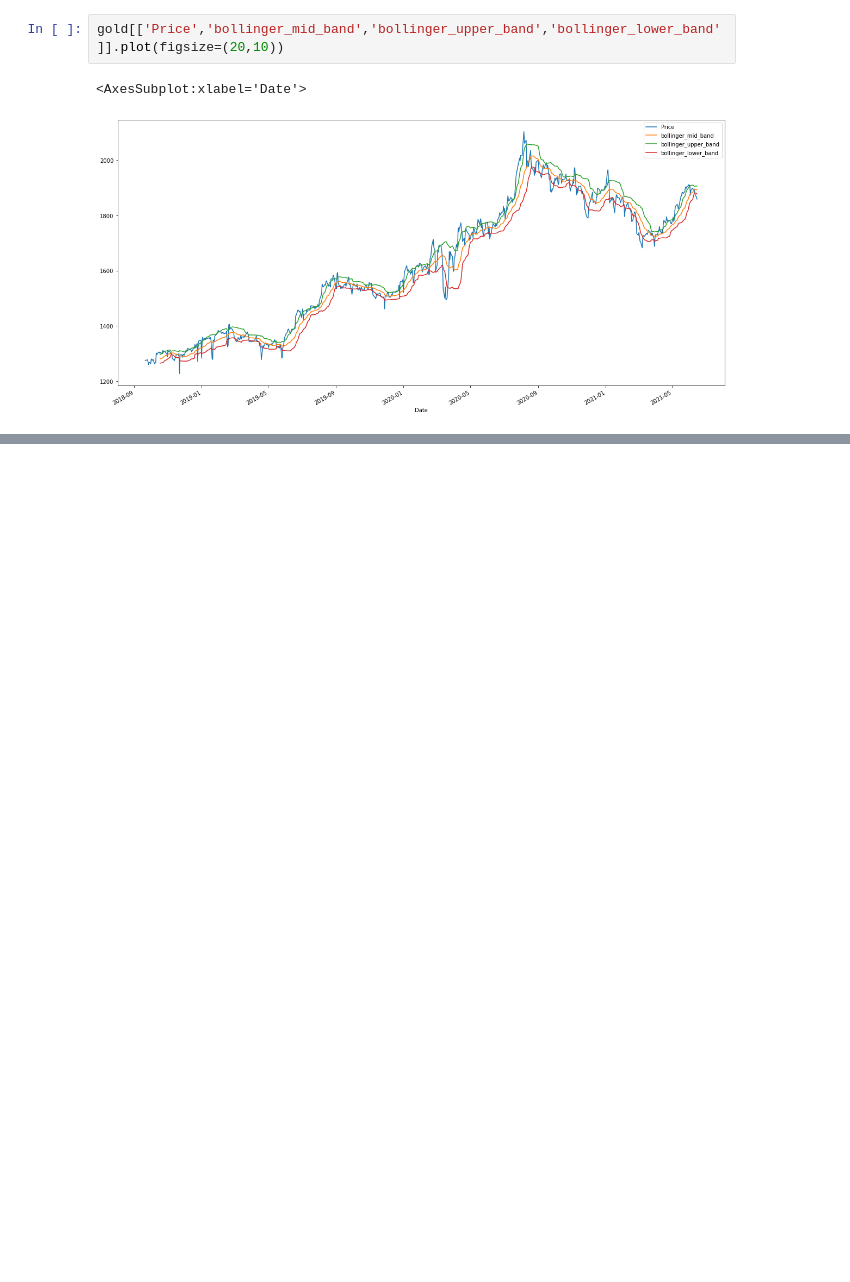
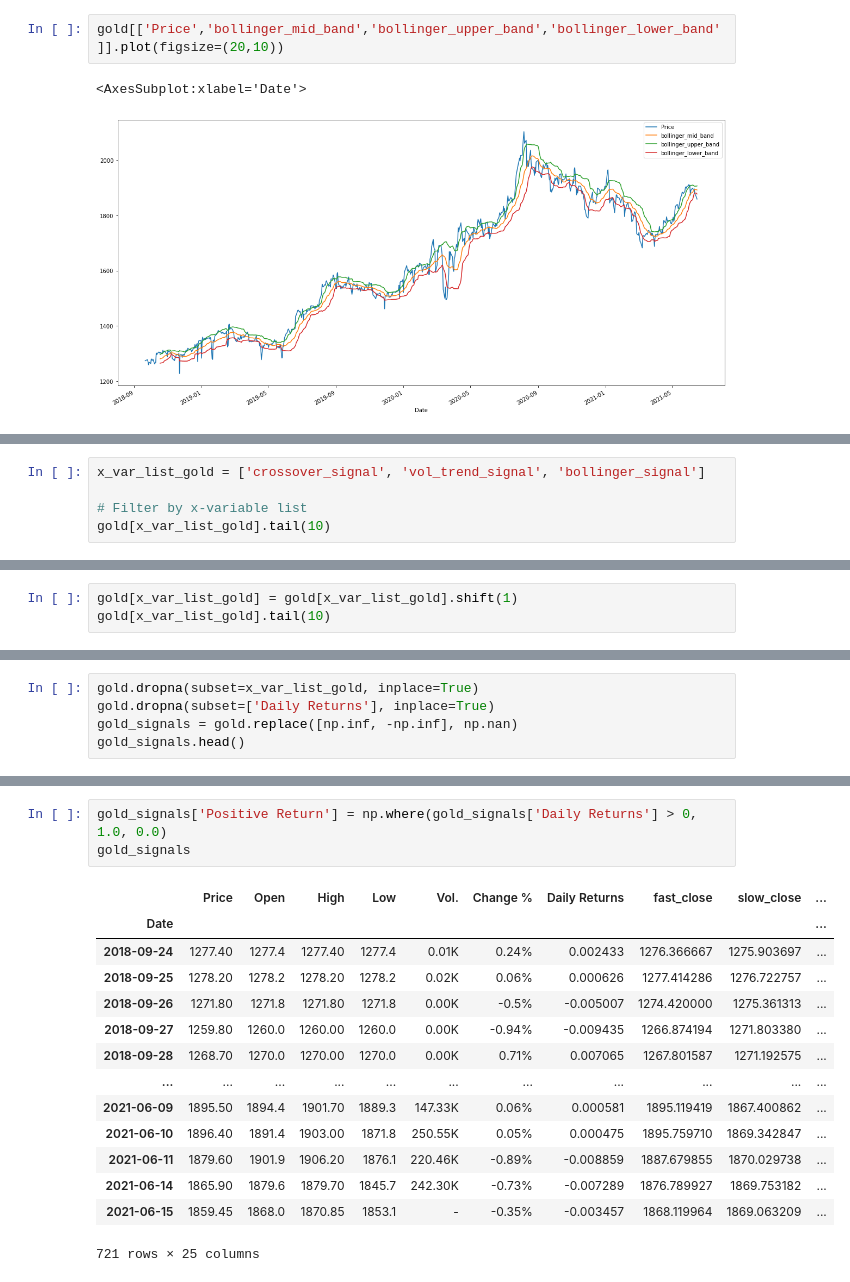
Before and after one commit to tatejones919/Algorithmic_Trading, a Jupyter notebook: randon_forrest.ipynb, the cells around one changed output, grey strips where cells are left out. Saved outputs shown, nothing was run; the diff lists cells and outputs as text; blank space fills up the shorter version.

```diff
--- a/randon_forrest.ipynb
+++ b/randon_forrest.ipynb
@@ -968,0 +1144,5 @@ gold[['Price','bollinger_mid_band','bollinger_upper_band','bollinger_lower_band'
+# %%
+x_var_list_gold = ['crossover_signal', 'vol_trend_signal', 'bollinger_signal']
+
+# Filter by x-variable list
+gold[x_var_list_gold].tail(10)
@@ -968,0 +1162,3 @@ gold[['Price','bollinger_mid_band','bollinger_upper_band','bollinger_lower_band'
+# %%
+gold[x_var_list_gold] = gold[x_var_list_gold].shift(1)
+gold[x_var_list_gold].tail(10)
@@ -968,0 +1178,5 @@ gold[['Price','bollinger_mid_band','bollinger_upper_band','bollinger_lower_band'
+# %%
+gold.dropna(subset=x_var_list_gold, inplace=True)
+gold.dropna(subset=['Daily Returns'], inplace=True)
+gold_signals = gold.replace([np.inf, -np.inf], np.nan)
+gold_signals.head()
@@ -968,0 +1192,18 @@ gold[['Price','bollinger_mid_band','bollinger_upper_band','bollinger_lower_band'
+# %%
+gold_signals['Positive Return'] = np.where(gold_signals['Daily Returns'] > 0, 1.0, 0.0)
+gold_signals
+# %% [output]
+|  | Price | Open | High | Low | Vol. | Change % | Daily Returns | fast_close | slow_close | ... |
+| Date |  |  |  |  |  |  |  |  |  | ... |
+| 2018-09-24 | 1277.40 | 1277.4 | 1277.40 | 1277.4 | 0.01K | 0.24% | 0.002433 | 1276.366667 | 1275.903697 | ... |
+| 2018-09-25 | 1278.20 | 1278.2 | 1278.20 | 1278.2 | 0.02K | 0.06% | 0.000626 | 1277.414286 | 1276.722757 | ... |
+| 2018-09-26 | 1271.80 | 1271.8 | 1271.80 | 1271.8 | 0.00K | -0.5% | -0.005007 | 1274.420000 | 1275.361313 | ... |
+| 2018-09-27 | 1259.80 | 1260.0 | 1260.00 | 1260.0 | 0.00K | -0.94% | -0.009435 | 1266.874194 | 1271.803380 | ... |
+| 2018-09-28 | 1268.70 | 1270.0 | 1270.00 | 1270.0 | 0.00K | 0.71% | 0.007065 | 1267.801587 | 1271.192575 | ... |
+| ... | ... | ... | ... | ... | ... | ... | ... | ... | ... | ... |
+| 2021-06-09 | 1895.50 | 1894.4 | 1901.70 | 1889.3 | 147.33K | 0.06% | 0.000581 | 1895.119419 | 1867.400862 | ... |
+| 2021-06-10 | 1896.40 | 1891.4 | 1903.00 | 1871.8 | 250.55K | 0.05% | 0.000475 | 1895.759710 | 1869.342847 | ... |
+| 2021-06-11 | 1879.60 | 1901.9 | 1906.20 | 1876.1 | 220.46K | -0.89% | -0.008859 | 1887.679855 | 1870.029738 | ... |
+| 2021-06-14 | 1865.90 | 1879.6 | 1879.70 | 1845.7 | 242.30K | -0.73% | -0.007289 | 1876.789927 | 1869.753182 | ... |
+| 2021-06-15 | 1859.45 | 1868.0 | 1870.85 | 1853.1 | - | -0.35% | -0.003457 | 1868.119964 | 1869.063209 | ... |
+721 rows × 25 columns
```
Also changed, not shown: parts of 33 cells of this notebook.
